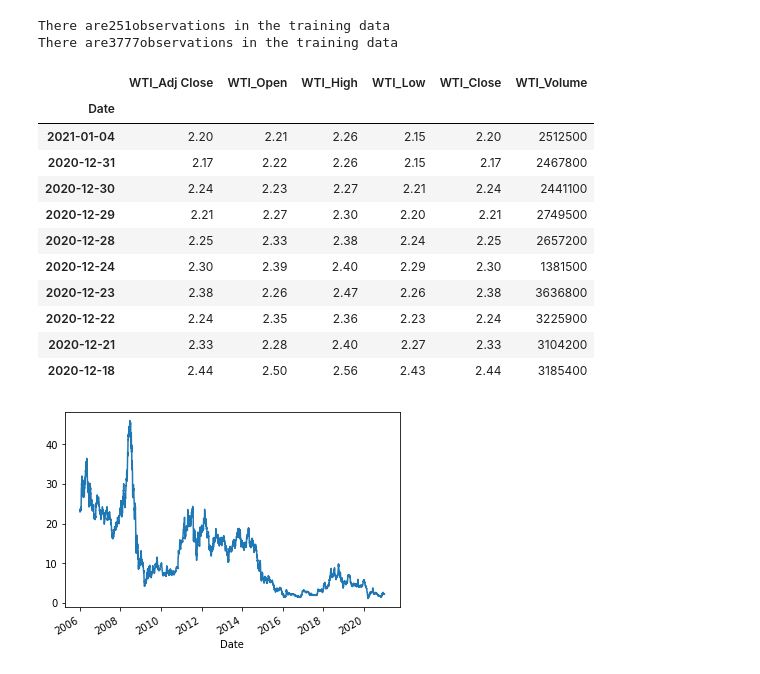
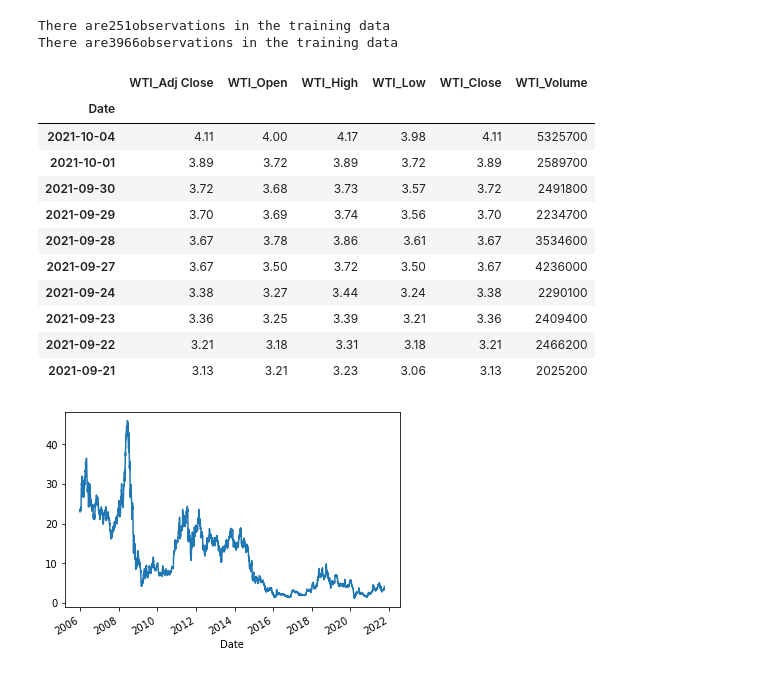
Before and after one commit to blackgreenc/AI, a Jupyter notebook: index_prediction.ipynb, the cells around one changed output. Cells and saved outputs as stored; diff of their text form; code cells hidden in the pictures.

```diff
--- a/index_prediction.ipynb
+++ b/index_prediction.ipynb
@@ -107,33 +105,33 @@ There are3777observations in the test data
 # %%
 # 기름
 WTI  = yf.download('WTI',
                      start = '2006-01-01',
-                     end = '2021-1-05',
+                     end = '2021-10-05',
                      progress = False)
 
 WTI_data = WTI[['Adj Close', 'Open', 'High', 'Low', "Close","Volume"]].round(2)
 WTI_data.rename(columns={'Adj Close':'WTI_Adj Close', 'Open':'WTI_Open', 'High':'WTI_High', 'Low':'WTI_Low', 'Close':'WTI_Close', 'Volume':'WTI_Volume' }, inplace=True)
 
 
 print("There are" + str(WTI_data[:"2006"].shape[0]) + "observations in the training data")
 print("There are" + str(WTI_data[:"2021"].shape[0]) + "observations in the training data")
 
 WTI_data['WTI_Adj Close'].plot()
 WTI_data.loc[::-1].head(10)
 # %% [output]
 There are251observations in the training data
-There are3777observations in the training data
+There are3966observations in the training data
 |  | WTI_Adj Close | WTI_Open | WTI_High | WTI_Low | WTI_Close | WTI_Volume |
 | Date |  |  |  |  |  |  |
-| 2021-01-04 | 2.20 | 2.21 | 2.26 | 2.15 | 2.20 | 2512500 |
-| 2020-12-31 | 2.17 | 2.22 | 2.26 | 2.15 | 2.17 | 2467800 |
-| 2020-12-30 | 2.24 | 2.23 | 2.27 | 2.21 | 2.24 | 2441100 |
-| 2020-12-29 | 2.21 | 2.27 | 2.30 | 2.20 | 2.21 | 2749500 |
-| 2020-12-28 | 2.25 | 2.33 | 2.38 | 2.24 | 2.25 | 2657200 |
-| 2020-12-24 | 2.30 | 2.39 | 2.40 | 2.29 | 2.30 | 1381500 |
-| 2020-12-23 | 2.38 | 2.26 | 2.47 | 2.26 | 2.38 | 3636800 |
-| 2020-12-22 | 2.24 | 2.35 | 2.36 | 2.23 | 2.24 | 3225900 |
-| 2020-12-21 | 2.33 | 2.28 | 2.40 | 2.27 | 2.33 | 3104200 |
-| 2020-12-18 | 2.44 | 2.50 | 2.56 | 2.43 | 2.44 | 3185400 |
+| 2021-10-04 | 4.11 | 4.00 | 4.17 | 3.98 | 4.11 | 5325700 |
+| 2021-10-01 | 3.89 | 3.72 | 3.89 | 3.72 | 3.89 | 2589700 |
+| 2021-09-30 | 3.72 | 3.68 | 3.73 | 3.57 | 3.72 | 2491800 |
+| 2021-09-29 | 3.70 | 3.69 | 3.74 | 3.56 | 3.70 | 2234700 |
+| 2021-09-28 | 3.67 | 3.78 | 3.86 | 3.61 | 3.67 | 3534600 |
+| 2021-09-27 | 3.67 | 3.50 | 3.72 | 3.50 | 3.67 | 4236000 |
+| 2021-09-24 | 3.38 | 3.27 | 3.44 | 3.24 | 3.38 | 2290100 |
+| 2021-09-23 | 3.36 | 3.25 | 3.39 | 3.21 | 3.36 | 2409400 |
+| 2021-09-22 | 3.21 | 3.18 | 3.31 | 3.18 | 3.21 | 2466200 |
+| 2021-09-21 | 3.13 | 3.21 | 3.23 | 3.06 | 3.13 | 2025200 |
-[figure, old version]
+[figure, new version]
 # %%
```
Also changed, not shown: parts of 21 cells of this notebook.
